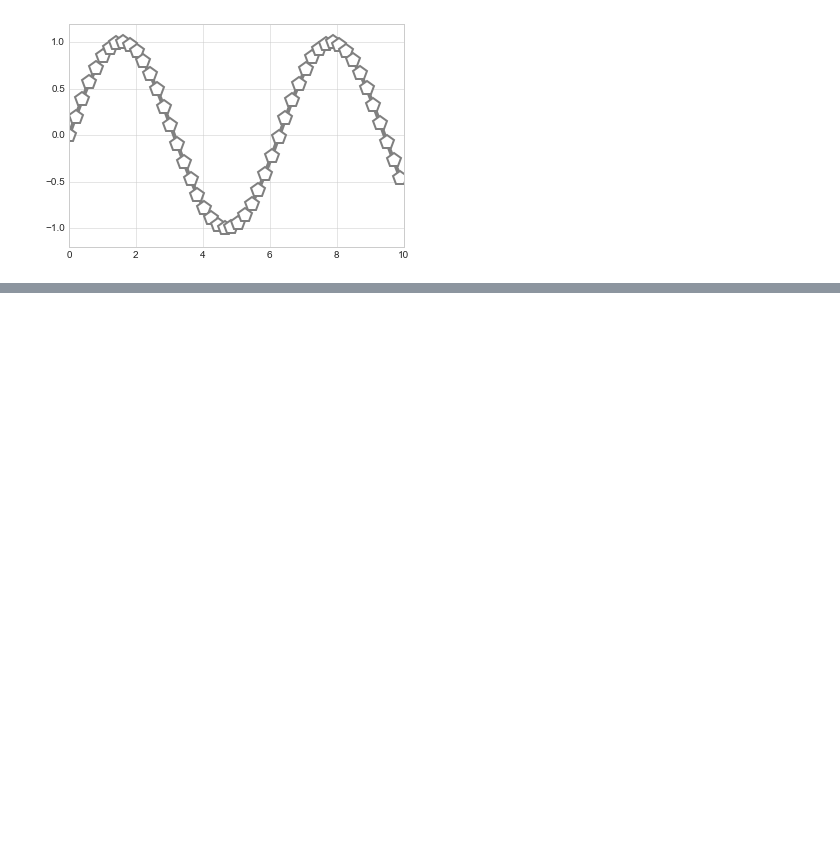
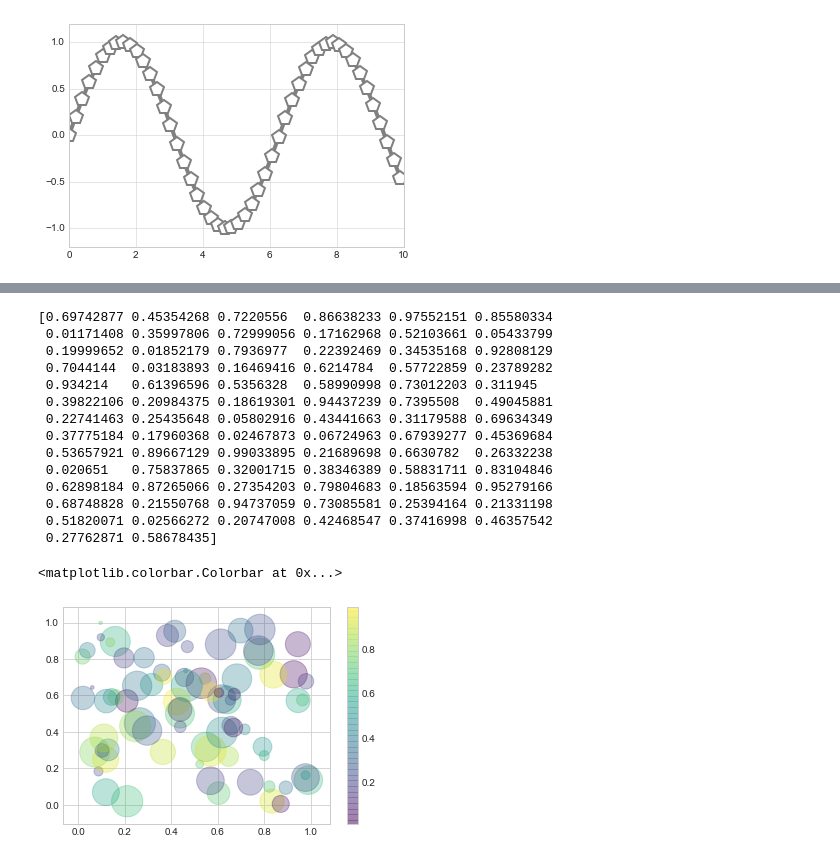
Before and after one commit to SpIIIII/jupyter-repo, a Jupyter notebook: Python Data Science Cookbook/Main.ipynb, the cells around one changed output, grey strips where cells are left out. Saved outputs shown, nothing was run; the diff lists cells and outputs as text; code cells hidden in the pictures; blank space fills up the shorter version.

```diff
--- a/Python Data Science Cookbook/Main.ipynb
+++ b/Python Data Science Cookbook/Main.ipynb
@@ -480,0 +486,27 @@ plt.ylim(-1.2,1.2)
+# %%
+rng = np.random.RandomState(0)
+x = rng.rand(80)
+y = rng.rand(80)
+colors = rng.rand(80)
+print(colors)
+size = 1000 * rng.rand(100)
+
+plt.scatter(x,y,c = colors,s = size,alpha = 0.3, cmap = 'viridis' )
+plt.colorbar()
+# %% [output]
+[0.69742877 0.45354268 0.7220556  0.86638233 0.97552151 0.85580334
+ 0.01171408 0.35997806 0.72999056 0.17162968 0.52103661 0.05433799
+ 0.19999652 0.01852179 0.7936977  0.22392469 0.34535168 0.92808129
+ 0.7044144  0.03183893 0.16469416 0.6214784  0.57722859 0.23789282
+ 0.934214   0.61396596 0.5356328  0.58990998 0.73012203 0.311945
+ 0.39822106 0.20984375 0.18619301 0.94437239 0.7395508  0.49045881
+ 0.22741463 0.25435648 0.05802916 0.43441663 0.31179588 0.69634349
+ 0.37775184 0.17960368 0.02467873 0.06724963 0.67939277 0.45369684
+ 0.53657921 0.89667129 0.99033895 0.21689698 0.6630782  0.26332238
+ 0.020651   0.75837865 0.32001715 0.38346389 0.58831711 0.83104846
+ 0.62898184 0.87265066 0.27354203 0.79804683 0.18563594 0.95279166
+ 0.68748828 0.21550768 0.94737059 0.73085581 0.25394164 0.21331198
+ 0.51820071 0.02566272 0.20747008 0.42468547 0.37416998 0.46357542
+ 0.27762871 0.58678435]
+<matplotlib.colorbar.Colorbar at 0x...>
+[figure, added]
```
Also changed, not shown: parts of 6 cells of this notebook, 1 other file.
